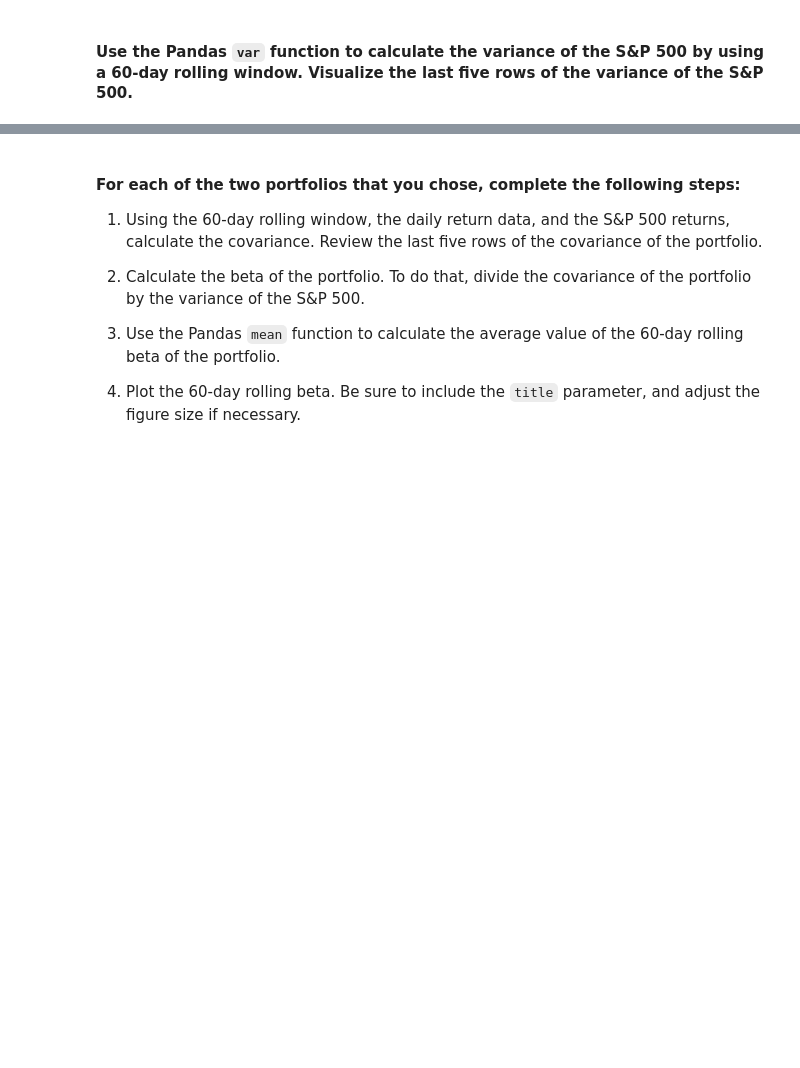
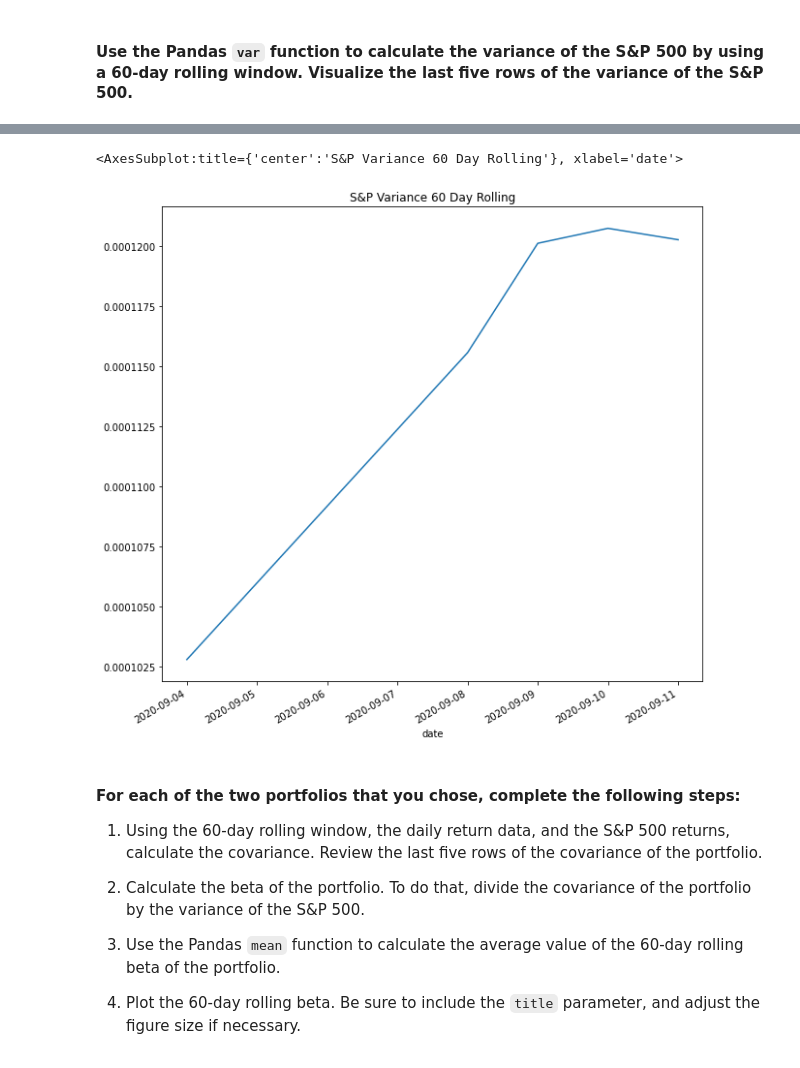
Before and after one commit to vsgellon/Fund_Performance_Analysis, a Jupyter notebook: risk_return_analysis.ipynb, the cells around one changed output, grey strips where cells are left out. Cells and saved outputs as stored; diff of their text form; code cells hidden in the pictures; blank space fills up the shorter version.

```diff
--- a/risk_return_analysis.ipynb
+++ b/risk_return_analysis.ipynb
@@ -366,0 +384,3 @@ Your analysis is nearing completion. Now, you need to evaluate how the portfolio
+# %%
+spx_variance = daily_returns['S&P 500'].rolling(window=60).var()
+spx_variance.tail()
@@ -367,3 +395,8 @@ Your analysis is nearing completion. Now, you need to evaluate how the portfolio
+# %%
+spx_variance.tail(5).plot(figsize = (10,10), title = "S&P Variance 60 Day Rolling")
+# %% [output]
+<AxesSubplot:title={'center':'S&P Variance 60 Day Rolling'}, xlabel='date'>
+[figure, added]
 # %% [markdown]
 #### For each of the two portfolios that you chose, complete the following steps:
 
```
Also changed, not shown: parts of 20 cells of this notebook.
